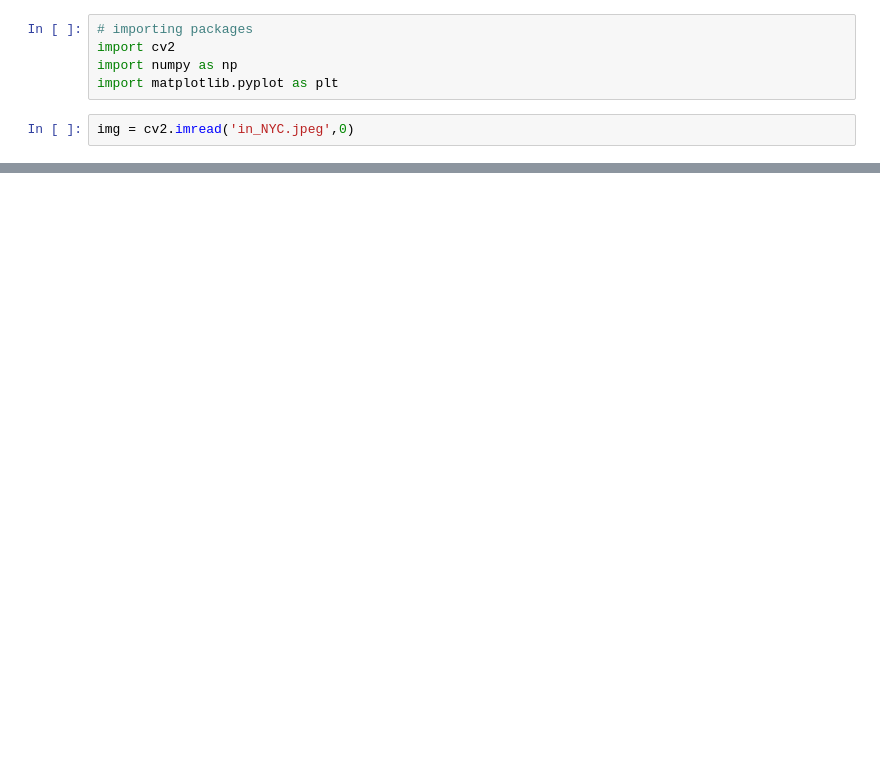
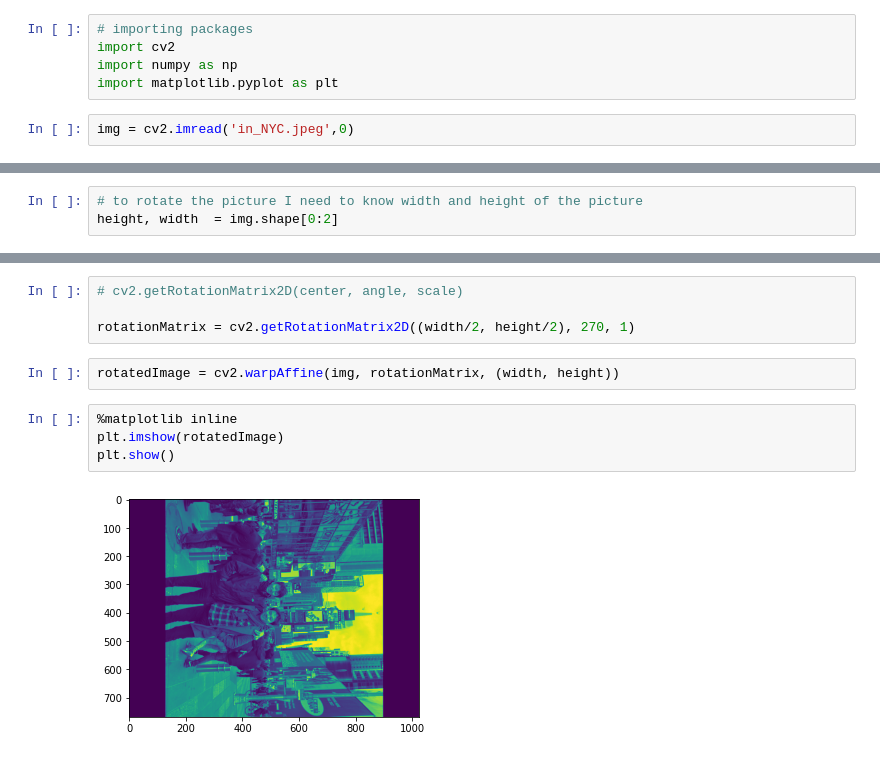
Before and after one commit to aabdygaziev/computer_vision, a Jupyter notebook: Untitled1.ipynb, the cells around one changed output, grey strips where cells are left out. Drawn from its saved outputs; the diff is of its cells as text; blank space fills up the shorter version.

```diff
--- a/Untitled1.ipynb
+++ b/Untitled1.ipynb
@@ -32,0 +28,3 @@ plt.imshow(img,cmap='gray')
+# %%
+# to rotate the picture I need to know width and height of the picture
+height, width  = img.shape[0:2]
@@ -32,0 +39,12 @@ plt.imshow(img,cmap='gray')
+# %%
+# cv2.getRotationMatrix2D(center, angle, scale)
+
+rotationMatrix = cv2.getRotationMatrix2D((width/2, height/2), 270, 1)
+# %%
+rotatedImage = cv2.warpAffine(img, rotationMatrix, (width, height))
+# %%
+%matplotlib inline
+plt.imshow(rotatedImage)
+plt.show()
+# %% [output]
+[figure, added]
```
Also changed, not shown: parts of 10 cells of this notebook.
